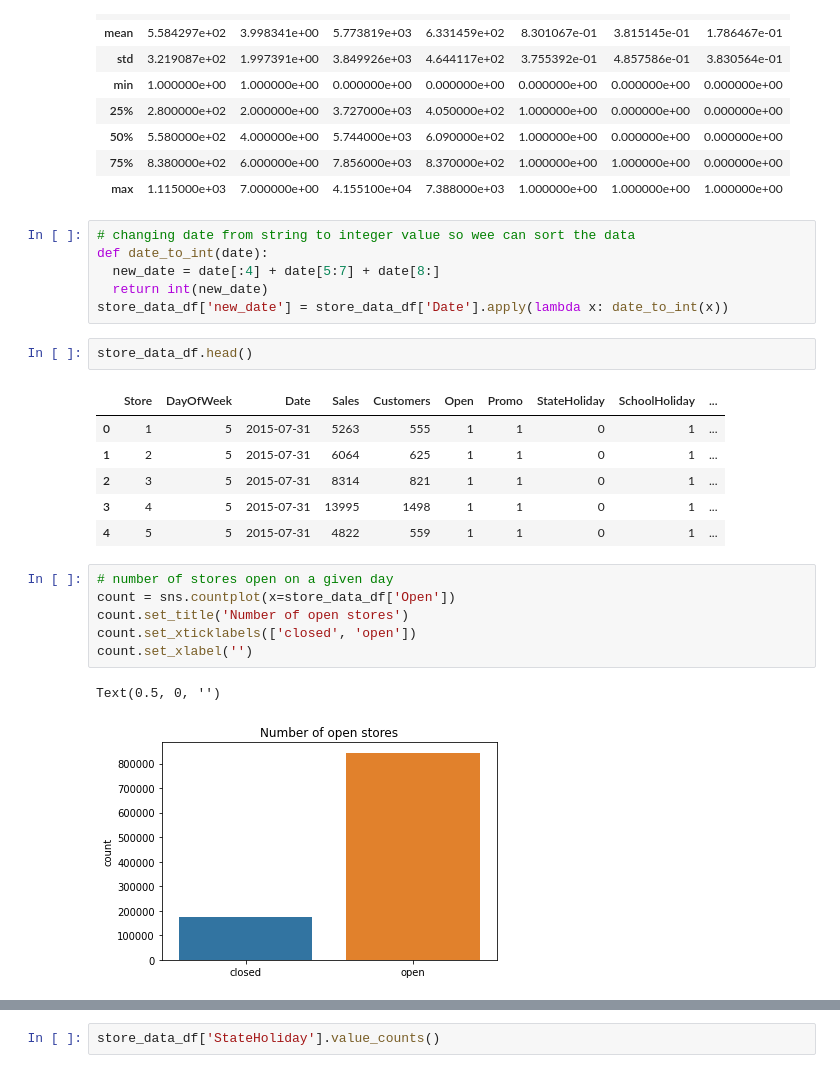
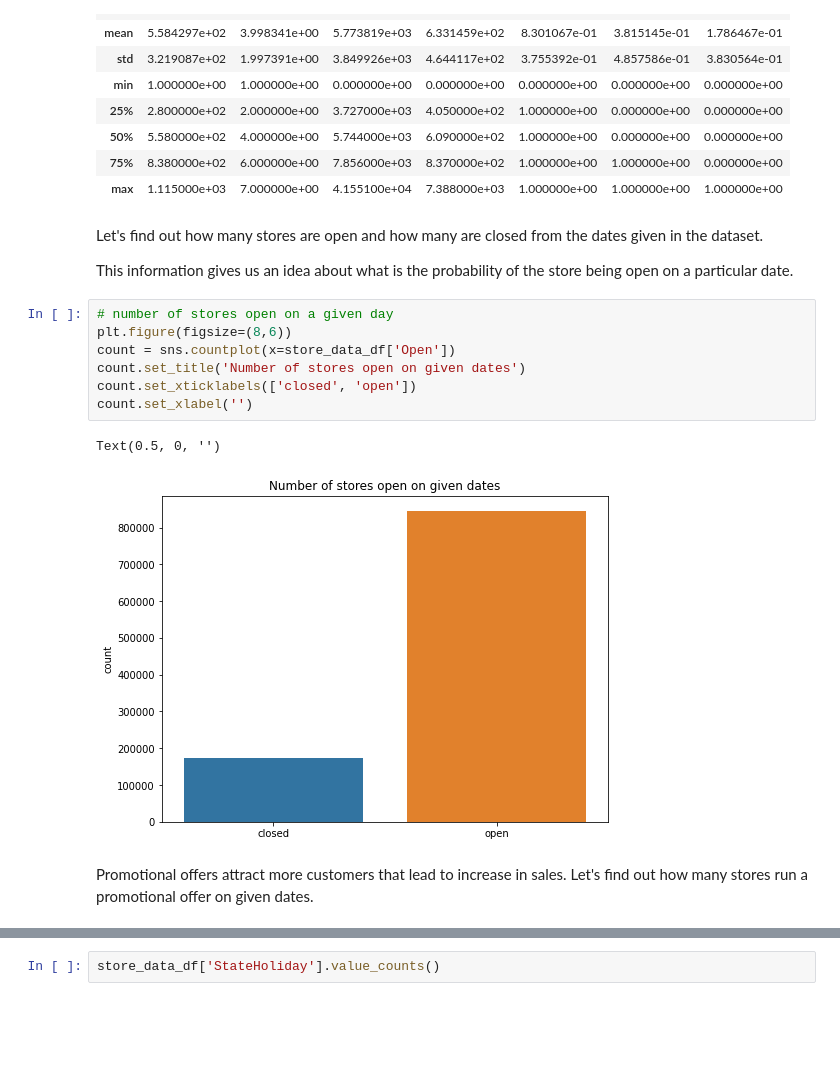
Before and after one commit to hrithikwel8/Rossmann_Sales_Prediction, a Jupyter notebook: Pradip_Rossmann_Sales_Prediction_Capstone_Project.ipynb, the cells around one changed output, grey strips where cells are left out. Saved outputs shown, nothing was run; the diff lists cells and outputs as text; blank space fills up the shorter version.

```diff
--- a/Pradip_Rossmann_Sales_Prediction_Capstone_Project.ipynb
+++ b/Pradip_Rossmann_Sales_Prediction_Capstone_Project.ipynb
@@ -101,29 +110,21 @@ store_data_df.describe()
 | 50% | 5.580000e+02 | 4.000000e+00 | 5.744000e+03 | 6.090000e+02 | 1.000000e+00 | 0.000000e+00 | 0.000000e+00 |
 | 75% | 8.380000e+02 | 6.000000e+00 | 7.856000e+03 | 8.370000e+02 | 1.000000e+00 | 1.000000e+00 | 0.000000e+00 |
 | max | 1.115000e+03 | 7.000000e+00 | 4.155100e+04 | 7.388000e+03 | 1.000000e+00 | 1.000000e+00 | 1.000000e+00 |
-# %%
-# changing date from string to integer value so wee can sort the data
-def date_to_int(date):
-  new_date = date[:4] + date[5:7] + date[8:]
-  return int(new_date)
-store_data_df['new_date'] = store_data_df['Date'].apply(lambda x: date_to_int(x))
-# %%
-store_data_df.head()
-# %% [output]
-|  | Store | DayOfWeek | Date | Sales | Customers | Open | Promo | StateHoliday | SchoolHoliday | ... |
-| 0 | 1 | 5 | 2015-07-31 | 5263 | 555 | 1 | 1 | 0 | 1 | ... |
-| 1 | 2 | 5 | 2015-07-31 | 6064 | 625 | 1 | 1 | 0 | 1 | ... |
-| 2 | 3 | 5 | 2015-07-31 | 8314 | 821 | 1 | 1 | 0 | 1 | ... |
-| 3 | 4 | 5 | 2015-07-31 | 13995 | 1498 | 1 | 1 | 0 | 1 | ... |
-| 4 | 5 | 5 | 2015-07-31 | 4822 | 559 | 1 | 1 | 0 | 1 | ... |
+# %% [markdown]
+Let's find out how many stores are open and how many are closed from the dates given in the dataset.
+
+This information gives us an idea about what is the probability of the store being open on a particular date.
 # %%
 # number of stores open on a given day
+plt.figure(figsize=(8,6))
 count = sns.countplot(x=store_data_df['Open'])
-count.set_title('Number of open stores')
+count.set_title('Number of stores open on given dates')
 count.set_xticklabels(['closed', 'open'])
 count.set_xlabel('')
 # %% [output]
 Text(0.5, 0, '')
-[figure, old version]
+[figure, new version]
+# %% [markdown]
+Promotional offers attract more customers that lead to increase in sales. Let's find out how many stores run a promotional offer on given dates.
 # %%
 # number of promo
```
Also changed, not shown: parts of 51 cells of this notebook.
